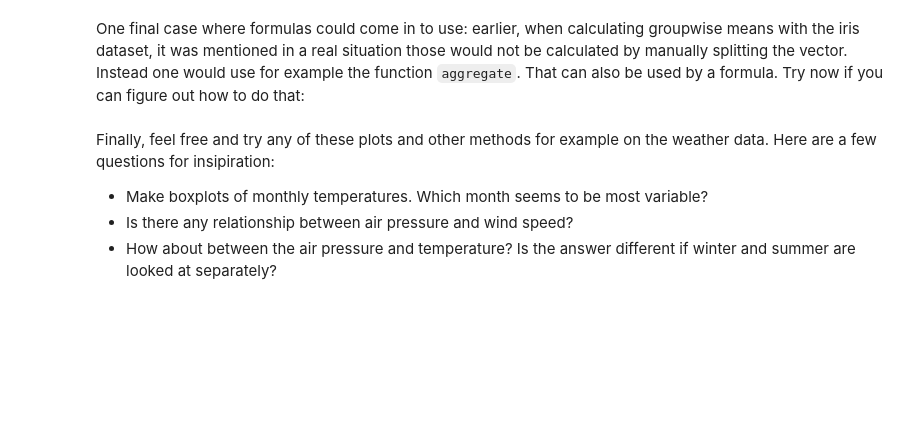
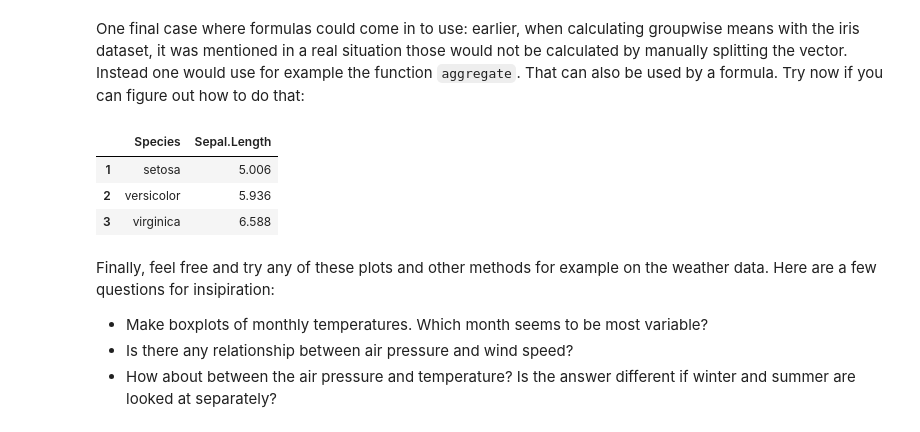
Before and after one commit to csc-training/R-for-beginners, a Jupyter notebook: extra/baseRintro_solved.ipynb, the cells around one changed output. Drawn from its saved outputs; the diff is of its cells as text; code cells hidden in the pictures; blank space fills up the shorter version.

```diff
--- a/extra/baseRintro_solved.ipynb
+++ b/extra/baseRintro_solved.ipynb
@@ -796,6 +838,13 @@ F-statistic: 67.42 on 2 and 57 DF,  p-value: 9.533e-16
 [figure]
 # %% [markdown]
 One final case where formulas could come in to use: earlier, when calculating groupwise means with the iris dataset, it was mentioned in a real situation those would not be calculated by manually splitting the vector. Instead one would use for example the function `aggregate`. That can also be used by a formula. Try now if you can figure out how to do that:
+# %%
+aggregate(Sepal.Length~Species,iris,FUN=mean)
+# %% [output]
+|  | Species | Sepal.Length |
+| 1 | setosa | 5.006 |
+| 2 | versicolor | 5.936 |
+| 3 | virginica | 6.588 |
 # %% [markdown]
 Finally, feel free and try any of these plots and other methods for example on the weather data. Here are a few questions
 for insipiration:
```
Also changed, not shown: parts of 5 cells of this notebook, 1 other file.
